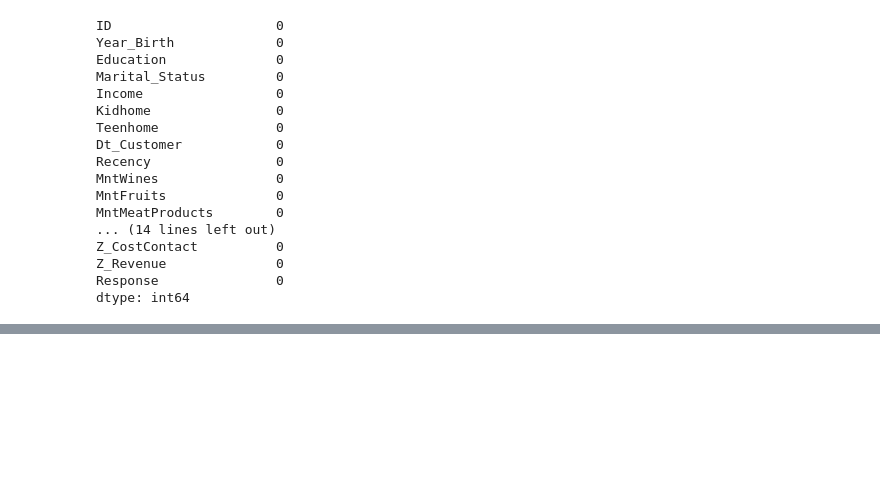
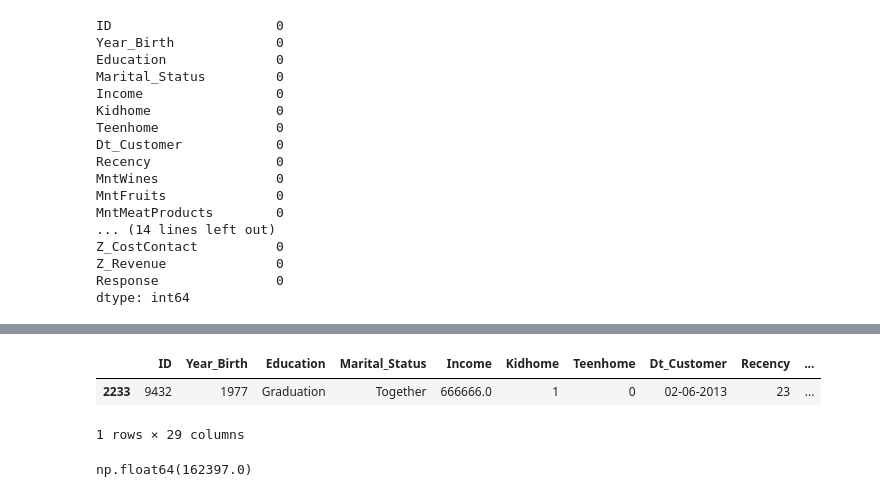
Before and after one commit to MejriFarah/customer-segmentation-project, a Jupyter notebook: scripts/data_cleaning.ipynb, the cells around one changed output, grey strips where cells are left out. Saved outputs shown, nothing was run; the diff lists cells and outputs as text; code cells hidden in the pictures; blank space fills up the shorter version.

```diff
--- a/scripts/data_cleaning.ipynb
+++ b/scripts/data_cleaning.ipynb
@@ -138,0 +196,7 @@ dtype: int64
+# %%
+# Inspect customer with unusually high income
+df[df["Income"] > 200000]
+# %% [output]
+|  | ID | Year_Birth | Education | Marital_Status | Income | Kidhome | Teenhome | Dt_Customer | Recency | ... |
+| 2233 | 9432 | 1977 | Graduation | Together | 666666.0 | 1 | 0 | 02-06-2013 | 23 | ... |
+1 rows × 29 columns
@@ -138,0 +206,5 @@ dtype: int64
+# %%
+# Check highet income
+df["Income"].max()
+# %% [output]
+np.float64(162397.0)
```
Also changed, not shown: parts of 8 cells of this notebook.
